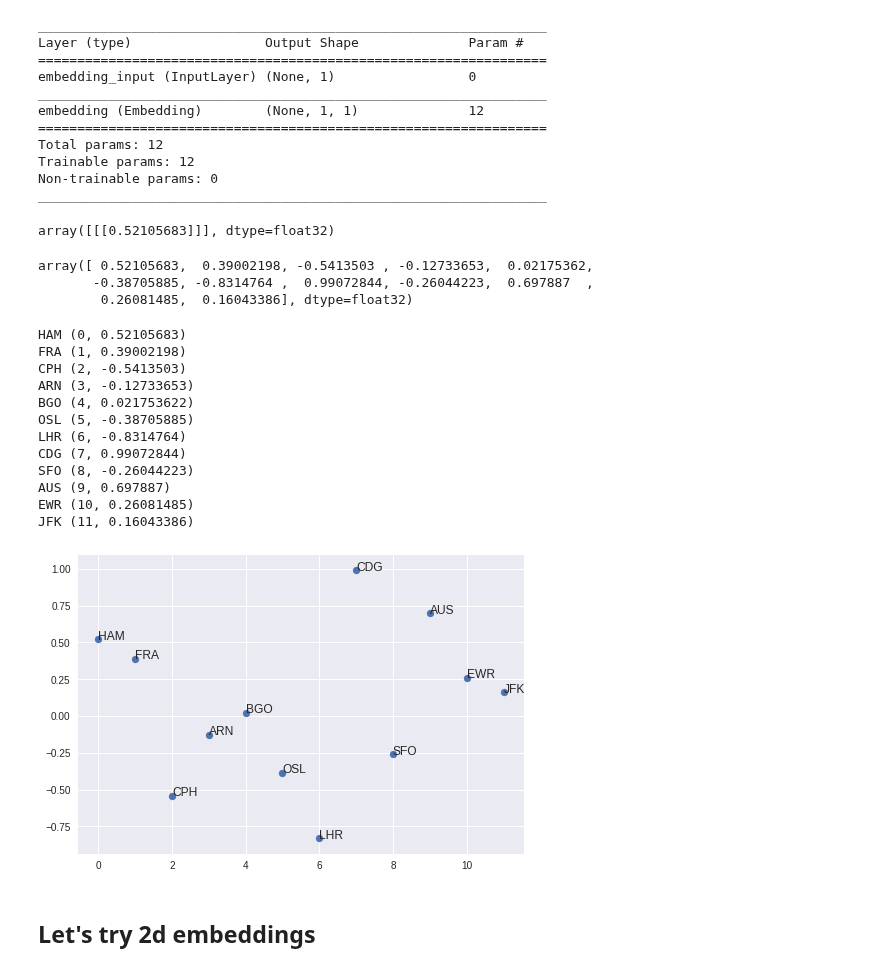
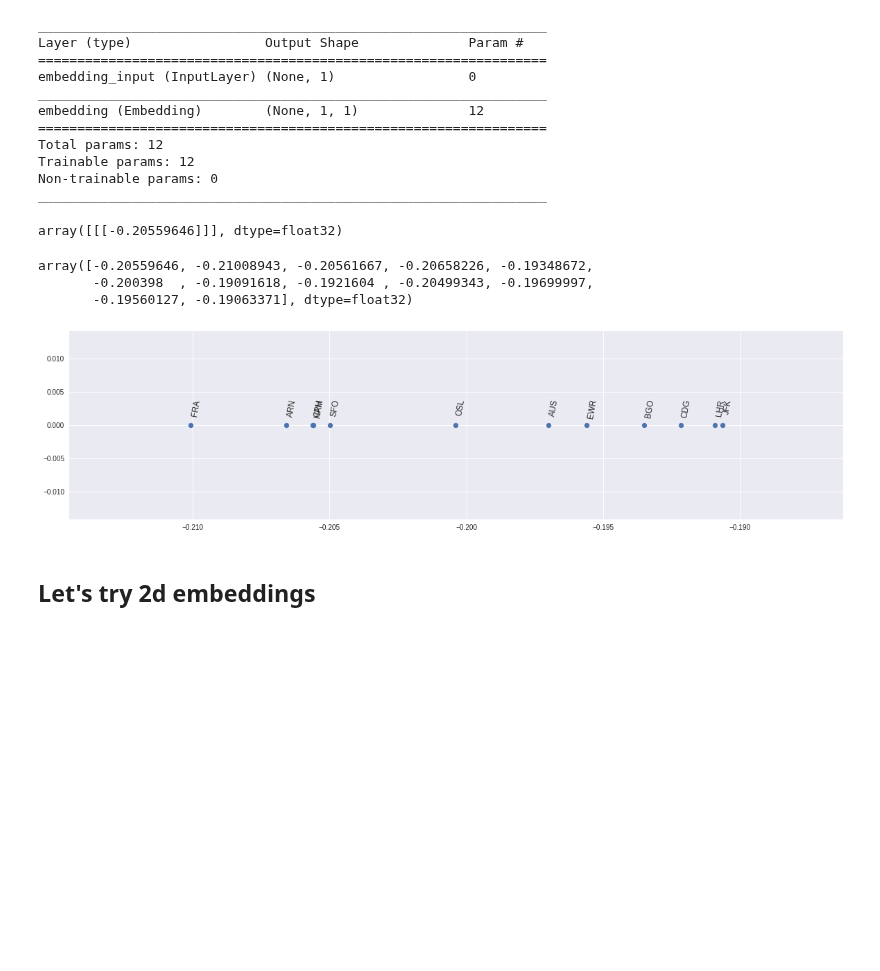
Before and after one commit to subodhchhabra/ai, a Jupyter notebook: notebooks/2019_tf/embeddings.ipynb, the cells around one changed output. Saved outputs shown, nothing was run; the diff lists cells and outputs as text; code cells hidden in the pictures; blank space fills up the shorter version.

```diff
--- a/notebooks/2019_tf/embeddings.ipynb
+++ b/notebooks/2019_tf/embeddings.ipynb
@@ -156,9 +156,8 @@ tokenizer.fit_on_texts(texts)
 # tokenizer.texts_to_matrix?
 # %%
 # mode: one of "binary", "count", "tfidf", "freq".
-description_matrix = tokenizer.texts_to_matrix(texts, mode='tfidf')
-# description_matrix = tokenizer.texts_to_matrix(texts, mode='fref')
-# description_matrix = tokenizer.texts_to_matrix(texts, mode='count')
+# description_matrix = tokenizer.texts_to_matrix(texts, mode='tfidf')
+description_matrix = tokenizer.texts_to_matrix(texts, mode='freq')
 # %%
 len(description_matrix)
 # %% [output]
@@ -210,9 +209,14 @@ model.add(Flatten())
 model.add(Dense(units=50, activation='relu'))
 model.add(Dense(units=50, activation='relu'))
 
-model.add(Dense(units=dictionary_size, name='output', activation='softmax'))
+# for tfidf
+# model.add(Dense(units=dictionary_size, name='output', activation='linear'))
+# model.compile(optimizer='adam', loss='mean_absolute_error')
 
-model.compile(optimizer='adam', loss='categorical_crossentropy', metrics=['acc'])
+# for freq
+model.add(Dense(units=dictionary_size, name='output', activation='sigmoid'))
+model.compile(optimizer='adam', loss='binary_crossentropy')
+
 model.summary()
 # %% [output]
 _________________________________________________________________
@@ -294,34 +294,24 @@ hamburg_label = airport_to_number['HAM']
 embedding = embedding_model.predict([hamburg_label])
 embedding
 # %% [output]
-array([[[0.52105683]]], dtype=float32)
+array([[[-0.20559646]]], dtype=float32)
 # %%
 all_embeddings = embedding_model.predict(airport_numbers).reshape(-1)
 # %%
 all_embeddings
 # %% [output]
-array([ 0.52105683,  0.39002198, -0.5413503 , -0.12733653,  0.02175362,
-       -0.38705885, -0.8314764 ,  0.99072844, -0.26044223,  0.697887  ,
-        0.26081485,  0.16043386], dtype=float32)
+array([-0.20559646, -0.21008943, -0.20561667, -0.20658226, -0.19348672,
+       -0.200398  , -0.19091618, -0.1921604 , -0.20499343, -0.19699997,
+       -0.19560127, -0.19063371], dtype=float32)
 # %%
-plt.scatter(airport_numbers, all_embeddings)
-for name, x_pos, y_pos in zip(airport_names, airport_numbers, all_embeddings):
-  print(name, (x_pos, y_pos))
-  plt.annotate(name, (x_pos, y_pos))
+import numpy as np
+
+plt.figure(figsize=(20,5))
+plt.scatter(all_embeddings, np.zeros(len(all_embeddings)))
+for name, x_pos in zip(airport_names, all_embeddings):
+  plt.annotate(name, (x_pos, 0.003), rotation=80)
 # %% [output]
-HAM (0, 0.52105683)
-FRA (1, 0.39002198)
-CPH (2, -0.5413503)
-ARN (3, -0.12733653)
-BGO (4, 0.021753622)
-OSL (5, -0.38705885)
-LHR (6, -0.8314764)
-CDG (7, 0.99072844)
-SFO (8, -0.26044223)
-AUS (9, 0.697887)
-EWR (10, 0.26081485)
-JFK (11, 0.16043386)
-[figure, old version]
+[figure, new version]
 # %% [markdown]
 ## Let's try 2d embeddings
 # %%
```
Also changed, not shown: parts of 11 cells of this notebook.
